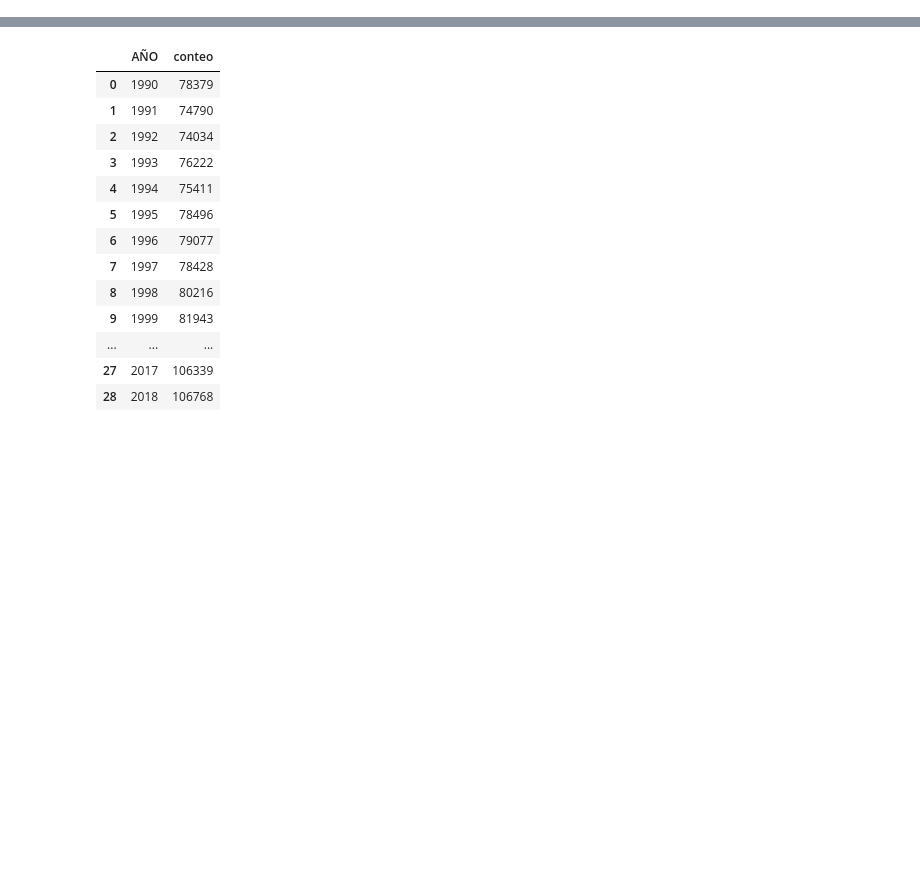
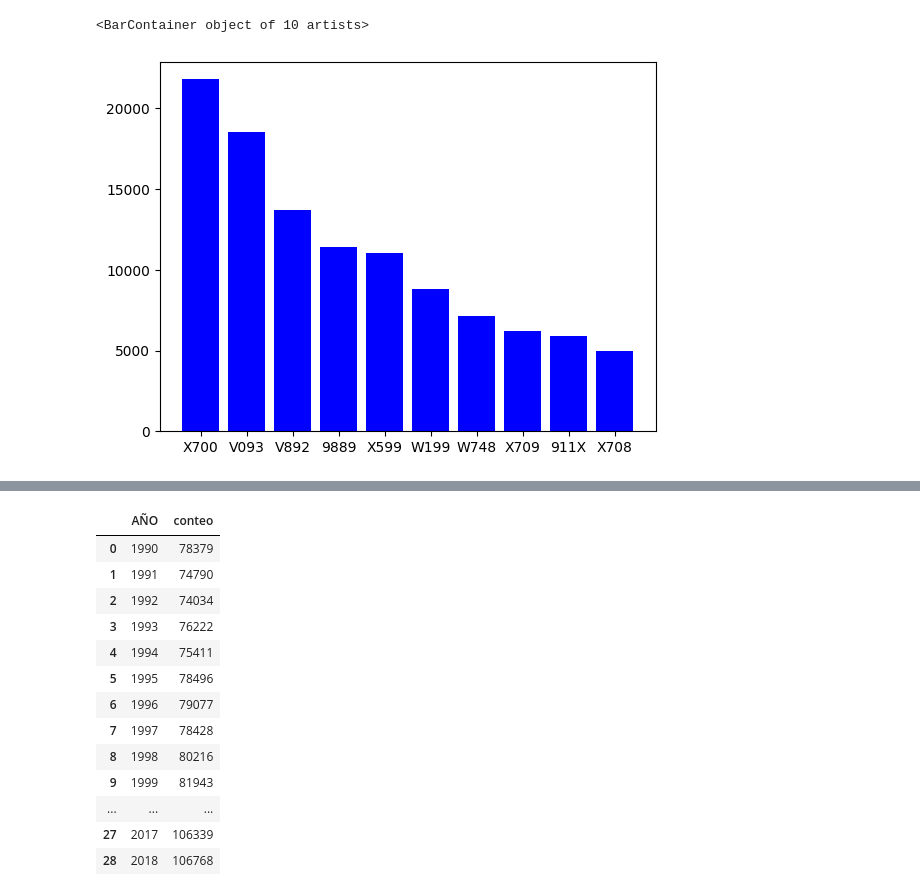
Before and after one commit to siwikiwi/ATDC--imt2200, a Jupyter notebook: data/lol.ipynb, the cells around one changed output, grey strips where cells are left out. Saved outputs shown, nothing was run; the diff lists cells and outputs as text; code cells hidden in the pictures; blank space fills up the shorter version.

```diff
--- a/data/lol.ipynb
+++ b/data/lol.ipynb
@@ -7,5 +12,5 @@ pd.set_option('display.max_colwidth', None)
 # %%
-defunciones= pd.read_csv("DEFUNCIONES_FUENTE_DEIS_1990_2021_CIFRAS_OFICIALES.csv",sep=";",encoding="latin-1" )
+defunciones= pd.read_csv("EGRE_DATOS_ABIERTOS_2020\DEFUNCIONES_FUENTE_DEIS_1990_2021_CIFRAS_OFICIALES.csv",sep=";",encoding="latin-1" )
 columnas_filtro = [
     'AÑO',
     'FECHA_DEF',
@@ -21,3 +26,4 @@ columnas_filtro = [
     'LUGAR_DEFUNCION'
 ]
 defuncion_nodupli = defunciones.drop_duplicates(subset=columnas_filtro)
+defuncion_nodupli.info()
@@ -23,0 +264,5 @@ defuncion_nodupli = defunciones.drop_duplicates(subset=columnas_filtro)
+# %%
+fortnite_2 = defuncion_nodupli.groupby(by=["DIAG2"]).size().reset_index()
+# %%
+
+yeah = fortnite_2.sort_values(by=0, ascending=False).head(10)
@@ -23,0 +283,5 @@ defuncion_nodupli = defunciones.drop_duplicates(subset=columnas_filtro)
+# %%
+plt.bar(yeah["DIAG2"], yeah[0], color="blue") #ESTE GRAICO ES LA P1
+# %% [output]
+<BarContainer object of 10 artists>
+[figure, added]
```
Also changed, not shown: parts of 29 cells of this notebook.
